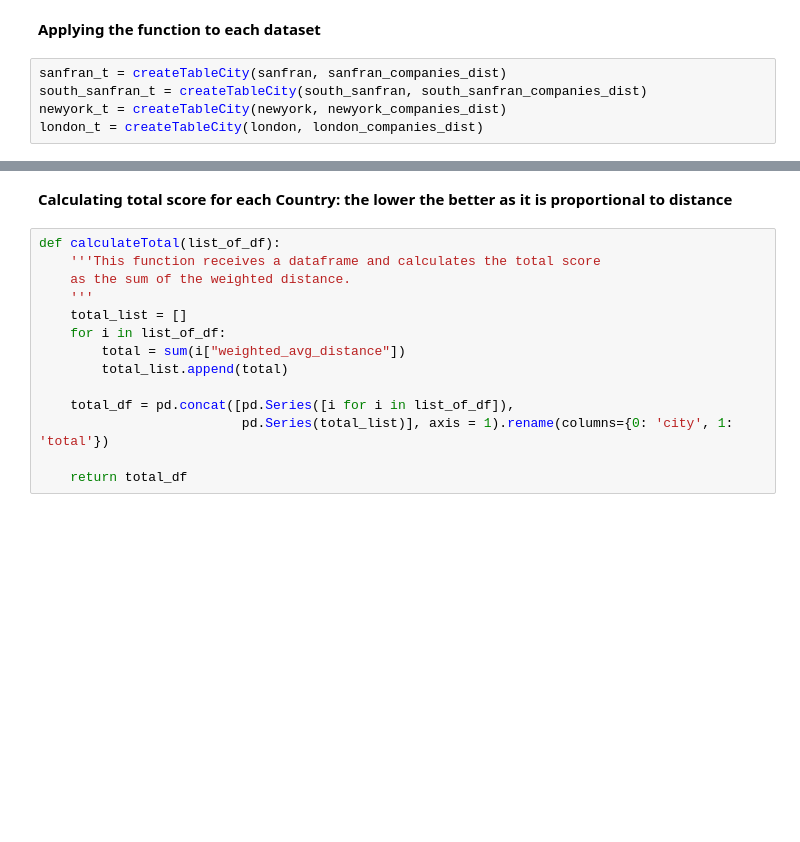
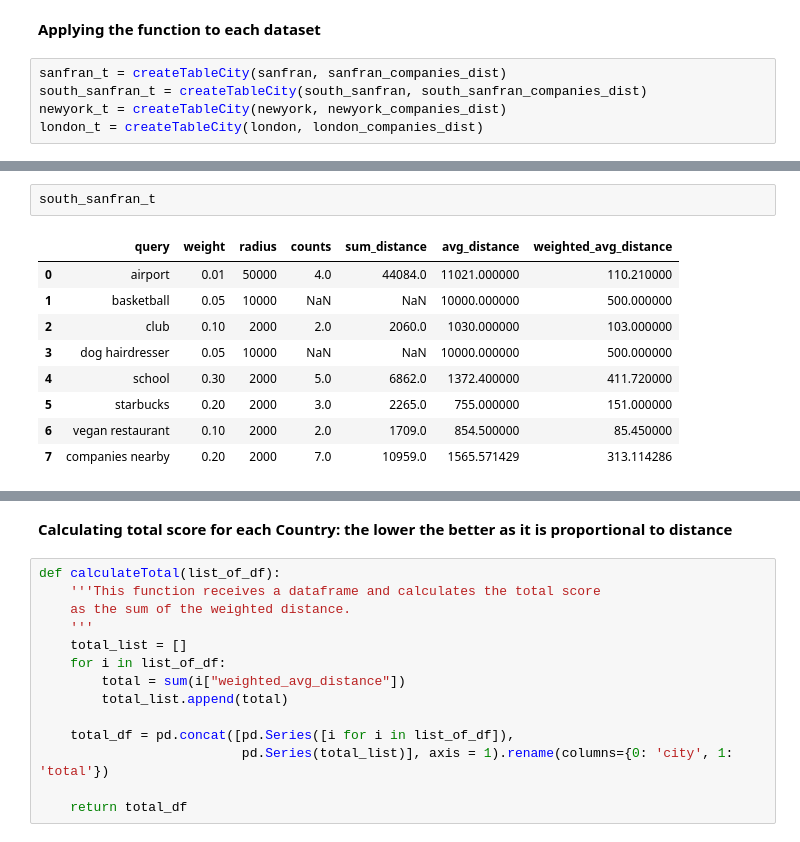
Before and after one commit to mplanasgit/project-3, a Jupyter notebook: comparing.ipynb, the cells around one changed output, grey strips where cells are left out. Saved outputs shown, nothing was run; the diff lists cells and outputs as text; blank space fills up the shorter version.

```diff
--- a/comparing.ipynb
+++ b/comparing.ipynb
@@ -465,0 +448,12 @@ london_t = createTableCity(london, london_companies_dist)
+# %%
+south_sanfran_t
+# %% [output]
+|  | query | weight | radius | counts | sum_distance | avg_distance | weighted_avg_distance |
+| 0 | airport | 0.01 | 50000 | 4.0 | 44084.0 | 11021.000000 | 110.210000 |
+| 1 | basketball | 0.05 | 10000 | NaN | NaN | 10000.000000 | 500.000000 |
+| 2 | club | 0.10 | 2000 | 2.0 | 2060.0 | 1030.000000 | 103.000000 |
+| 3 | dog hairdresser | 0.05 | 10000 | NaN | NaN | 10000.000000 | 500.000000 |
+| 4 | school | 0.30 | 2000 | 5.0 | 6862.0 | 1372.400000 | 411.720000 |
+| 5 | starbucks | 0.20 | 2000 | 3.0 | 2265.0 | 755.000000 | 151.000000 |
+| 6 | vegan restaurant | 0.10 | 2000 | 2.0 | 1709.0 | 854.500000 | 85.450000 |
+| 7 | companies nearby | 0.20 | 2000 | 7.0 | 10959.0 | 1565.571429 | 313.114286 |
```
Also changed, not shown: parts of 41 cells of this notebook, 10 other files.
